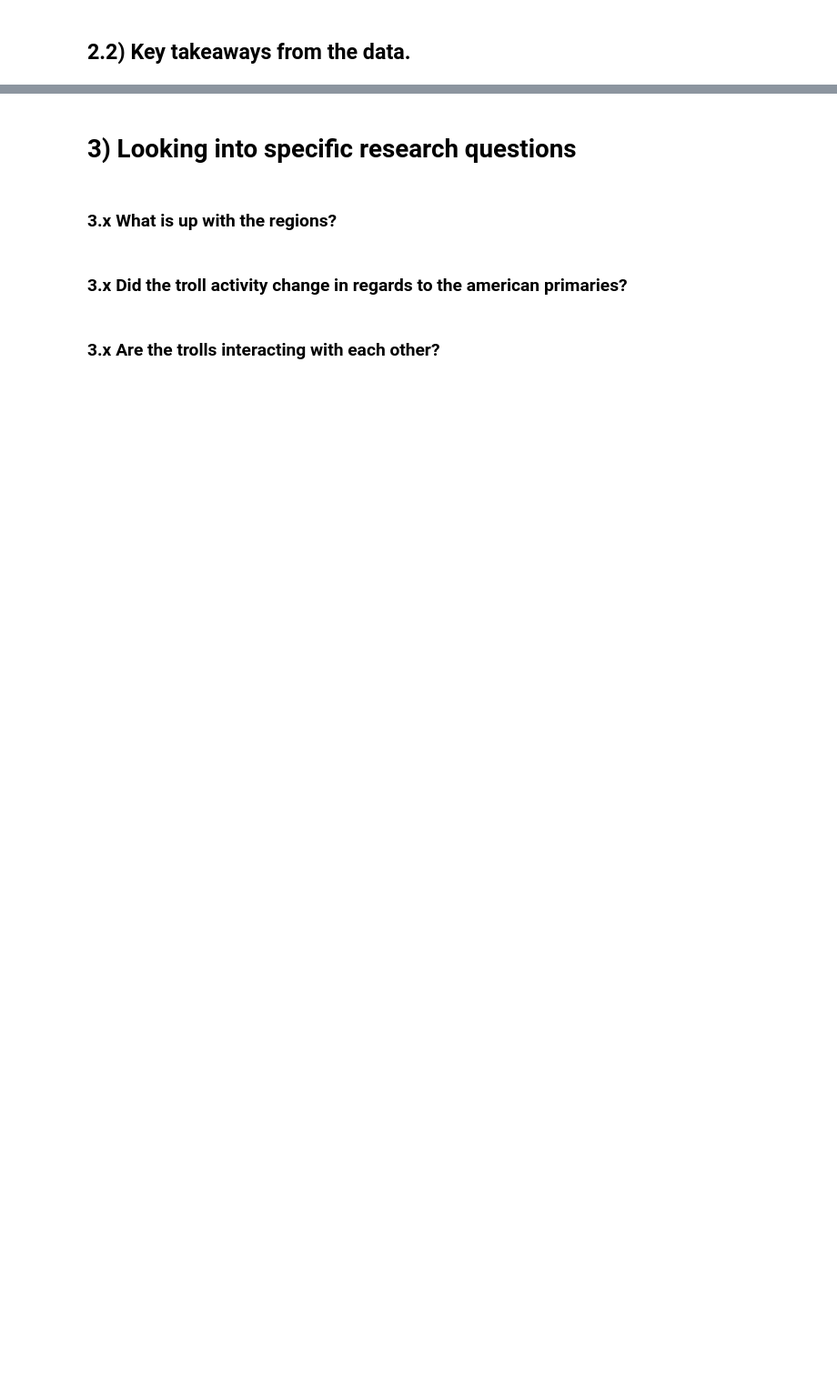
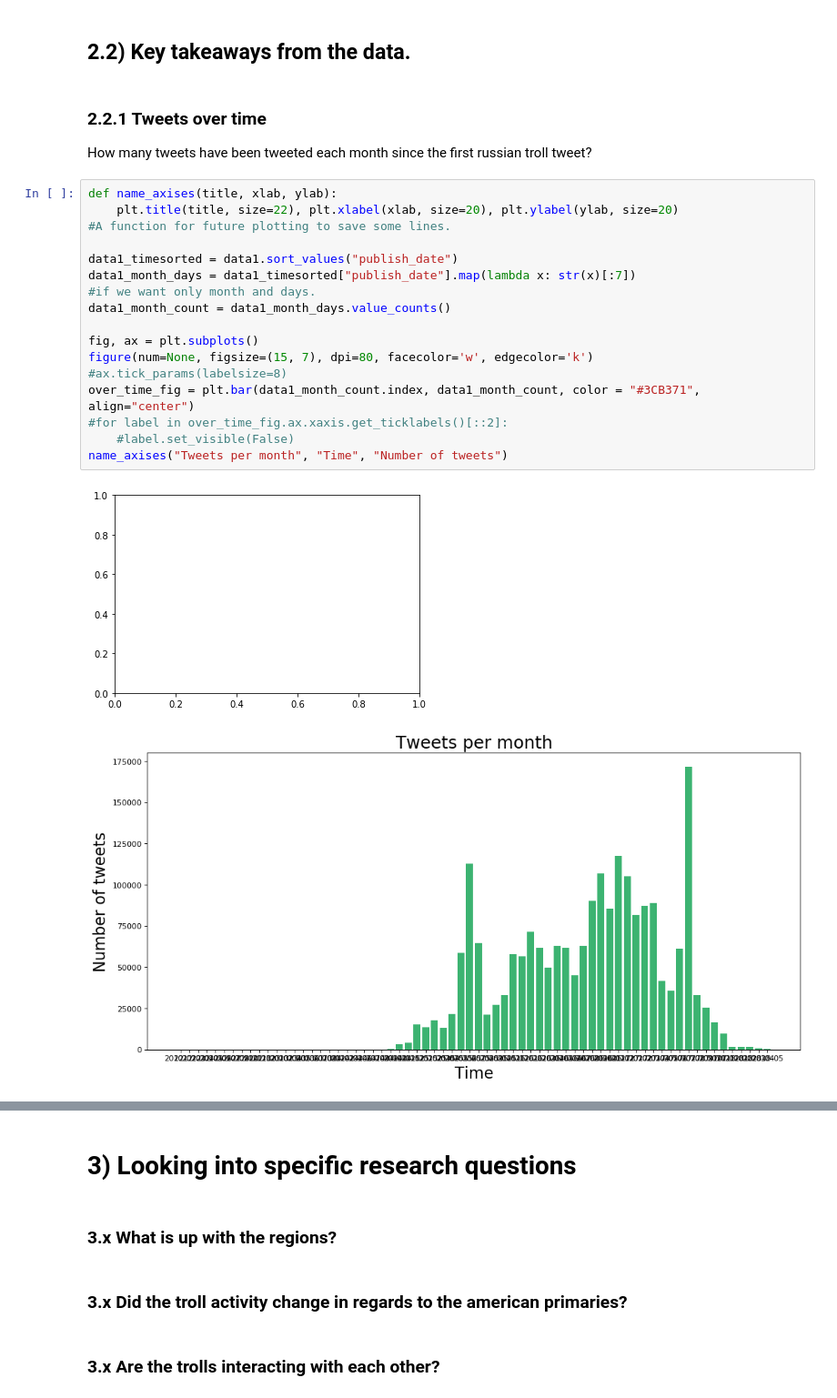
Before and after one commit to haakonms/ADAproject, a Jupyter notebook: Milestone2.ipynb, the cells around one changed output, grey strips where cells are left out. Shown: that part at 91% size. Drawn from its saved outputs; the diff is of its cells as text; blank space fills up the shorter version.

```diff
--- a/Milestone2.ipynb
+++ b/Milestone2.ipynb
@@ -214,2 +256,25 @@ most_active_authors.tail(10)
 # %% [markdown]
 ## 2.2) Key takeaways from the data.
+# %% [markdown]
+### 2.2.1 Tweets over time
+How many tweets have been tweeted each month since the first russian troll tweet?
+# %%
+def name_axises(title, xlab, ylab):
+    plt.title(title, size=22), plt.xlabel(xlab, size=20), plt.ylabel(ylab, size=20)
+#A function for future plotting to save some lines.
+
+data1_timesorted = data1.sort_values("publish_date")
+data1_month_days = data1_timesorted["publish_date"].map(lambda x: str(x)[:7])
+#if we want only month and days.
+data1_month_count = data1_month_days.value_counts()
+
+fig, ax = plt.subplots()
+figure(num=None, figsize=(15, 7), dpi=80, facecolor='w', edgecolor='k')
+#ax.tick_params(labelsize=8)
+over_time_fig = plt.bar(data1_month_count.index, data1_month_count, color = "#3CB371", align="center")
+#for label in over_time_fig.ax.xaxis.get_ticklabels()[::2]:
+    #label.set_visible(False)
+name_axises("Tweets per month", "Time", "Number of tweets")
+# %% [output]
+[figure, added]
+[figure, added]
```
Also changed, not shown: parts of 16 cells of this notebook.
